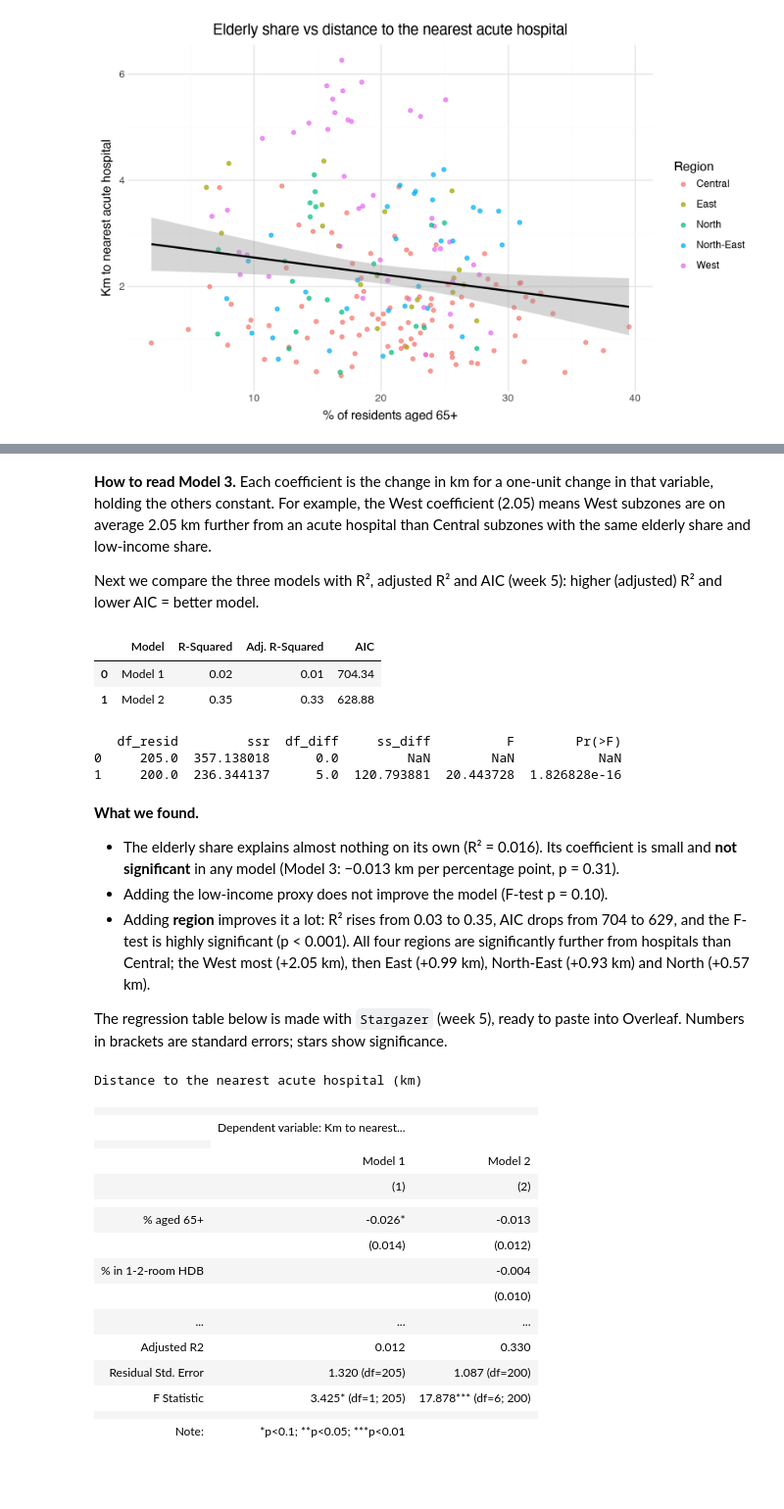
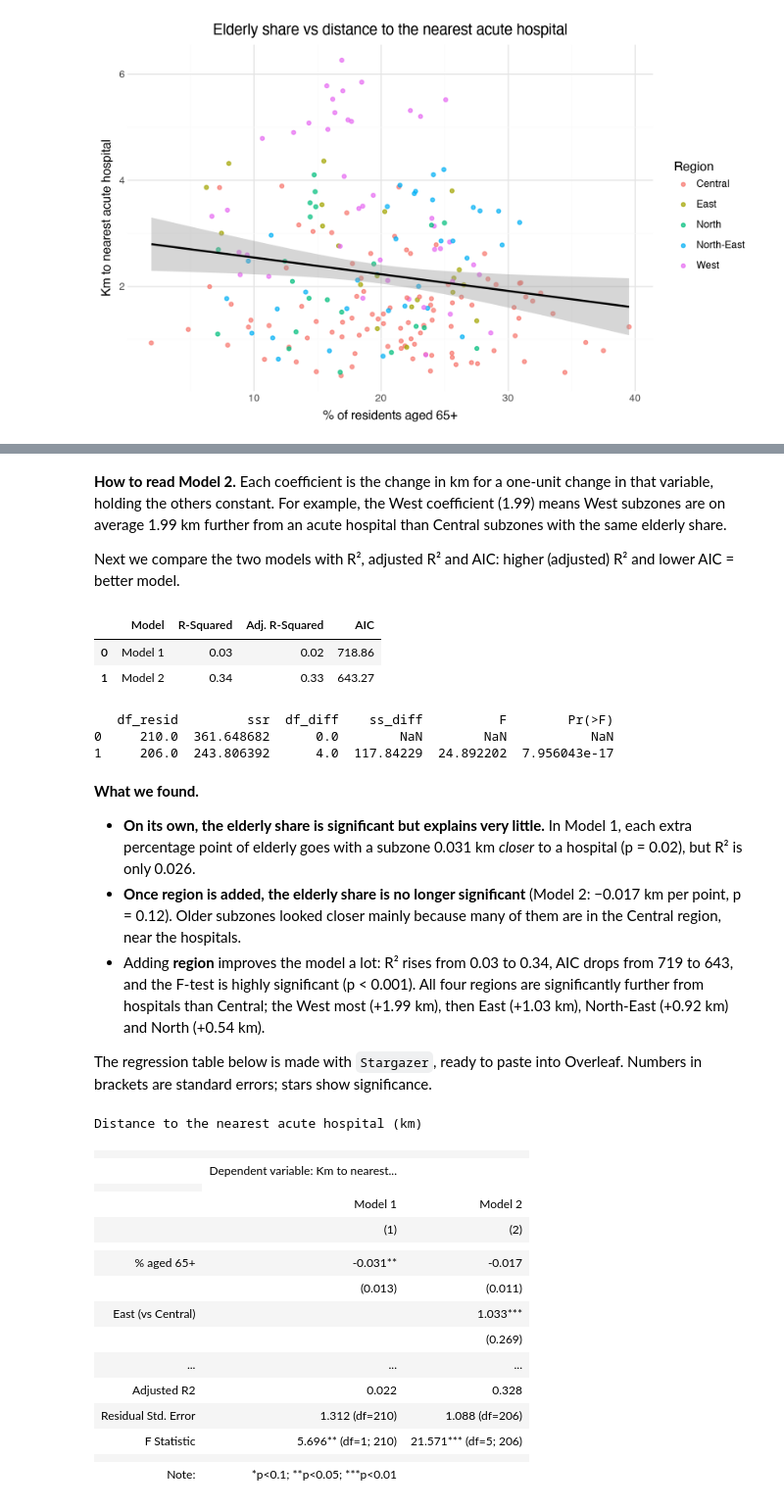
Before and after one commit to yeo-yu-ann31/HS4002-Corgi-Group-Project, a Jupyter notebook: elderly_access_course_methods.ipynb, the cells around one changed output, grey strips where cells are left out. Shown at 98% size. Cells and saved outputs as stored; diff of their text form; code cells hidden in the pictures; blank space fills up the shorter version.

```diff
--- a/elderly_access_course_methods.ipynb
+++ b/elderly_access_course_methods.ipynb
@@ -127,7 +126,7 @@ We read only the columns we need (`usecols`) and make a shorter region name, e.g
 `"North-East"`. Each row is one subzone; there should be 212 rows.
 # %%
 cols = ["planning_area", "subzone", "REGION_N", "pop", "pop65", "pct65", "dist_km_any", "nearest_any",
-        "dist_km_public", "nearest_public", "pct_pt_access", "pop65_no_pt", "pct_1_2room"]
+        "dist_km_public", "nearest_public", "pct_pt_access", "pop65_no_pt"]
 df = pd.read_csv(PROCESSED / "subzone_elderly_access.csv", usecols=cols)
 df["region"] = df.REGION_N.str.replace(" REGION", "").str.title()
 print(df.shape)
@@ -453,11 +457,11 @@ from marginaleffects import avg_slopes
 from stargazer.stargazer import Stargazer
 from statsmodels.stats.anova import anova_lm
 
-mdf = df.dropna(subset=["pct_1_2room"]).copy()
+mdf = df.copy()
 mdf["region"] = pd.Categorical(mdf.region, categories=["Central", "East", "North", "North-East", "West"])
 print(f"Model sample: {len(mdf)} subzones")
 
 lm1 = smf.ols("dist_km_any ~ pct65", data=mdf).fit()
-lm2 = smf.ols("dist_km_any ~ pct65 + pct_1_2room + region", data=mdf).fit()
+lm2 = smf.ols("dist_km_any ~ pct65 + region", data=mdf).fit()
 print(lm2.summary())
 # %% [output]
@@ -479,12 +483,11 @@ Covariance Type:            nonrobust
 Notes:
 [1] Standard Errors assume that the covariance matrix of the errors is correctly specified.
 # %% [markdown]
-**How to read Model 3.** Each coefficient is the change in km for a one-unit change in that variable,
-holding the others constant. For example, the West coefficient (2.05) means West subzones are on average
-2.05 km further from an acute hospital than Central subzones with the same elderly share and low-income
-share.
+**How to read Model 2.** Each coefficient is the change in km for a one-unit change in that variable,
+holding the others constant. For example, the West coefficient (1.99) means West subzones are on average
+1.99 km further from an acute hospital than Central subzones with the same elderly share.
 
-Next we compare the three models with R², adjusted R² and AIC (week 5): higher (adjusted) R² and lower AIC
+Next we compare the two models with R², adjusted R² and AIC: higher (adjusted) R² and lower AIC
 = better model.
 # %%
 ols_comparison = pd.DataFrame({
@@ -496,59 +499,60 @@ ols_comparison = pd.DataFrame({
 ols_comparison
 # %% [output]
 |  | Model | R-Squared | Adj. R-Squared | AIC |
-| 0 | Model 1 | 0.02 | 0.01 | 704.34 |
-| 1 | Model 2 | 0.35 | 0.33 | 628.88 |
+| 0 | Model 1 | 0.03 | 0.02 | 718.86 |
+| 1 | Model 2 | 0.34 | 0.33 | 643.27 |
 # %%
-# F-tests for nested models: does each step improve the fit?
+# F-test for nested models: does adding region improve the fit?
 print(anova_lm(lm1, lm2))
 # %% [output]
-   df_resid         ssr  df_diff     ss_diff          F        Pr(>F)
-0     205.0  357.138018      0.0         NaN        NaN           NaN
-1     200.0  236.344137      5.0  120.793881  20.443728  1.826828e-16
+   df_resid         ssr  df_diff    ss_diff          F        Pr(>F)
+0     210.0  361.648682      0.0        NaN        NaN           NaN
+1     206.0  243.806392      4.0  117.84229  24.892202  7.956043e-17
 # %% [markdown]
 **What we found.**
-* The elderly share explains almost nothing on its own (R² = 0.016). Its coefficient is small and **not
-  significant** in any model (Model 3: −0.013 km per percentage point, p = 0.31).
-* Adding the low-income proxy does not improve the model (F-test p = 0.10).
-* Adding **region** improves it a lot: R² rises from 0.03 to 0.35, AIC drops from 704 to 629, and the F-test
-  is highly significant (p < 0.001). All four regions are significantly further from hospitals than Central;
-  the West most (+2.05 km), then East (+0.99 km), North-East (+0.93 km) and North (+0.57 km).
+* **On its own, the elderly share is significant but explains very little.** In Model 1, each extra percentage
+  point of elderly goes with a subzone 0.031 km *closer* to a hospital (p = 0.02), but R² is only 0.026.
+* **Once region is added, the elderly share is no longer significant** (Model 2: −0.017 km per point,
+  p = 0.12). Older subzones looked closer mainly because many of them are in the Central region, near the
+  hospitals.
+* Adding **region** improves the model a lot: R² rises from 0.03 to 0.34, AIC drops from 719 to 643, and the
+  F-test is highly significant (p < 0.001). All four regions are significantly further from hospitals than
+  Central; the West most (+1.99 km), then East (+1.03 km), North-East (+0.92 km) and North (+0.54 km).
 
-The regression table below is made with `Stargazer` (week 5), ready to paste into Overleaf. Numbers in
+The regression table below is made with `Stargazer`, ready to paste into Overleaf. Numbers in
 brackets are standard errors; stars show significance.
 # %%
 LABELS = {
     "pct65": "% aged 65+",
-    "pct_1_2room": "% in 1-2-room HDB",
     "region[T.East]": "East (vs Central)",
     "region[T.North]": "North (vs Central)",
     "region[T.North-East]": "North-East (vs Central)",
     "region[T.West]": "West (vs Central)",
     "Intercept": "Intercept",
 }
 sg = Stargazer([lm1, lm2])
 sg.title("Distance to the nearest acute hospital (km)")
 sg.dependent_variable_name("Km to nearest acute hospital")
 sg.custom_columns(["Model 1", "Model 2"], [1, 1])
 sg.covariate_order(list(LABELS))
 sg.rename_covariates(LABELS)
 sg
 # %% [output]
 Distance to the nearest acute hospital (km)
 |  |  |  |
 |  | Dependent variable: Km to nearest... |  |
 |  |
 |  | Model 1 | Model 2 |
 |  | (1) | (2) |
 |  |  |  |
-| % aged 65+ | -0.026* | -0.013 |
-|  | (0.014) | (0.012) |
-| % in 1-2-room HDB |  | -0.004 |
-|  |  | (0.010) |
+| % aged 65+ | -0.031** | -0.017 |
+|  | (0.013) | (0.011) |
+| East (vs Central) |  | 1.033*** |
+|  |  | (0.269) |
 | ... | ... | ... |
-| Adjusted R2 | 0.012 | 0.330 |
-| Residual Std. Error | 1.320 (df=205) | 1.087 (df=200) |
-| F Statistic | 3.425* (df=1; 205) | 17.878*** (df=6; 200) |
+| Adjusted R2 | 0.022 | 0.328 |
+| Residual Std. Error | 1.312 (df=210) | 1.088 (df=206) |
+| F Statistic | 5.696** (df=1; 210) | 21.571*** (df=5; 206) |
 |  |  |  |
 | Note: | *p<0.1; **p<0.05; ***p<0.01 |  |
 # %% [markdown]
```
Also changed, not shown: parts of 28 cells of this notebook, 2 other files.
